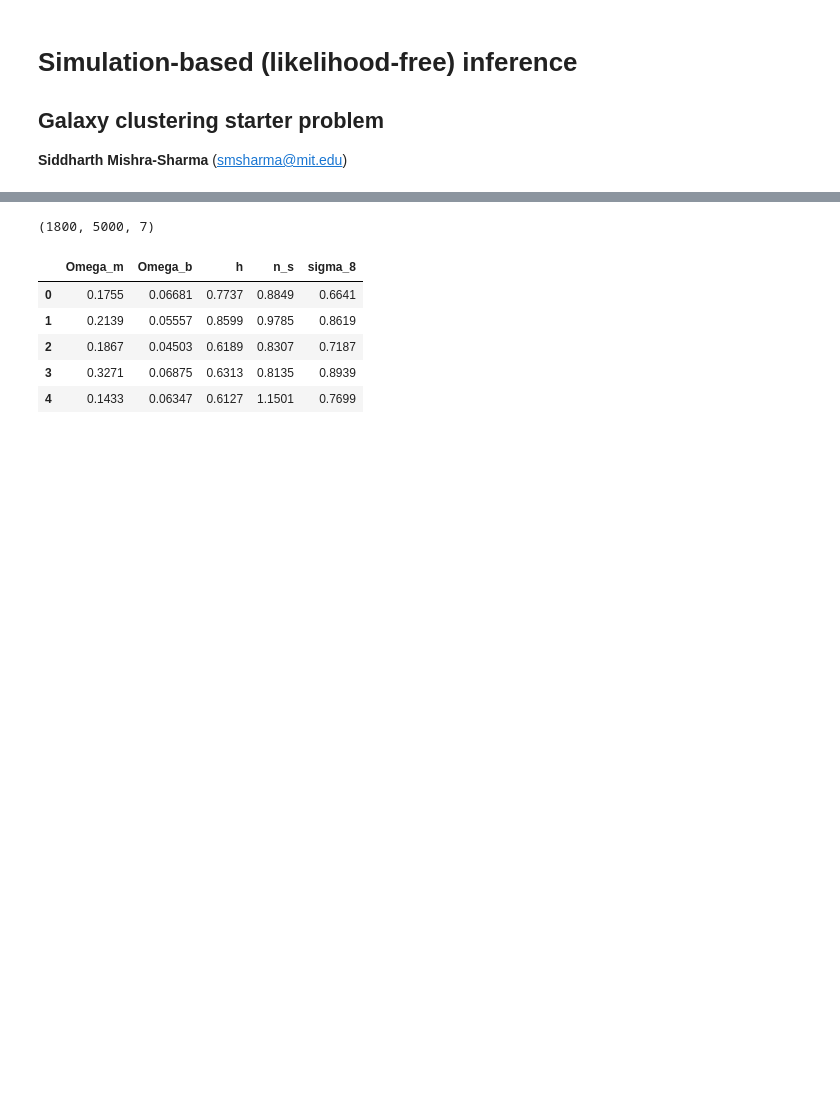
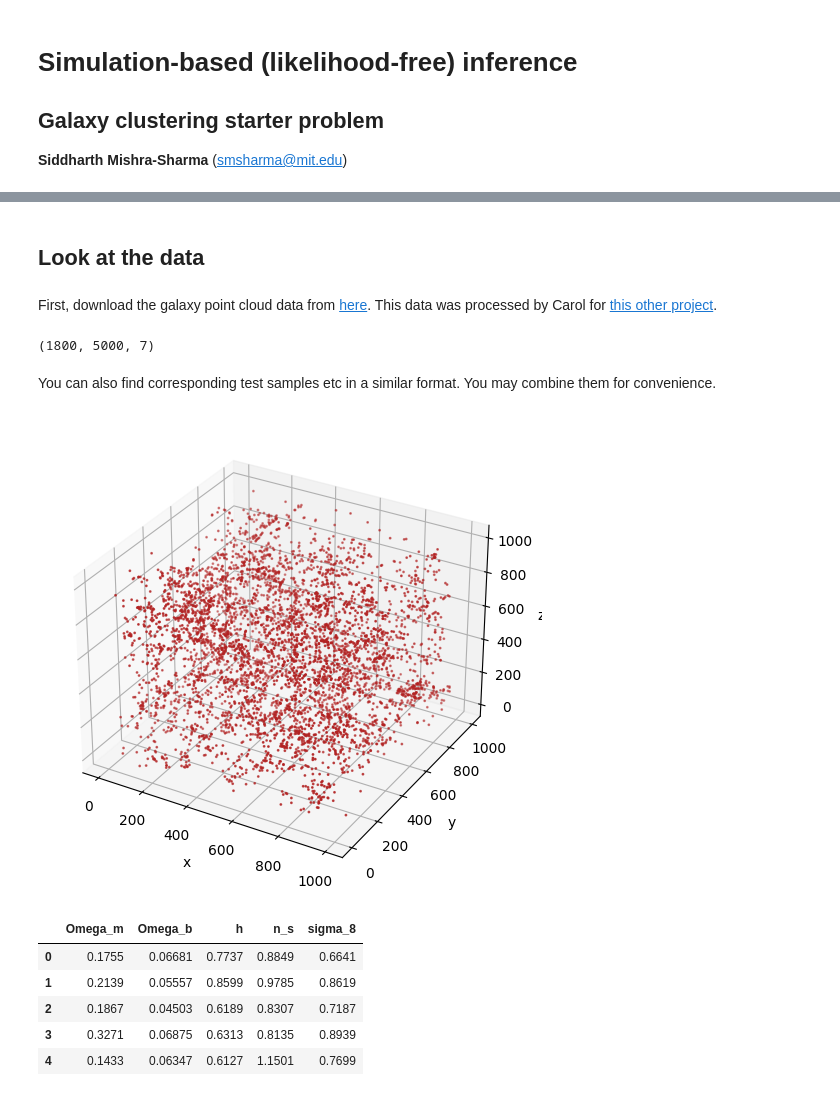
Before and after one commit to ThomasHelfer/multimodal-supernovae, a Jupyter notebook: sbi/notebooks/03_galaxies.ipynb, the cells around one changed output, grey strips where cells are left out. Drawn from its saved outputs; the diff is of its cells as text; code cells hidden in the pictures; blank space fills up the shorter version.

```diff
--- a/sbi/notebooks/03_galaxies.ipynb
+++ b/sbi/notebooks/03_galaxies.ipynb
@@ -12,2 +18,6 @@ import pandas as pd
 # ! pip install torch_geometric torch_cluster
+# %% [markdown]
+## Look at the data
+# %% [markdown]
+First, download the galaxy point cloud data from [here](https://drive.google.com/drive/folders/16etX6fHLlJQqD9K_UIzAbiDFkSmAuIBu). This data was processed by Carol for [this other project](https://github.com/smsharma/point-cloud-galaxy-diffusion/tree/main).
 # %%
@@ -17,4 +26,18 @@ x_train = np.load("../data/set_diffuser_data/train_halos.npy")
 x_train.shape  # (n_data, n_points, n_features); features are (x, y, z, vx, vy, vz, mass)
 # %% [output]
 (1800, 5000, 7)
+# %% [markdown]
+You can also find corresponding test samples etc in a similar format. You may combine them for convenience.
+# %%
+# Visualize a single point cloud
+
+fig = plt.figure(figsize=(6, 6))
+ax = fig.add_subplot(111, projection='3d')
+ax.scatter(x_train[0, :, 0], x_train[0, :, 1], x_train[0, :, 2], s=1, color='firebrick')
+ax.set_xlabel('x')
+ax.set_ylabel('y')
+ax.set_zlabel('z')
+plt.show()
+# %% [output]
+[figure, added]
 # %%
```
Also changed, not shown: parts of 17 cells of this notebook, 3 other files.
